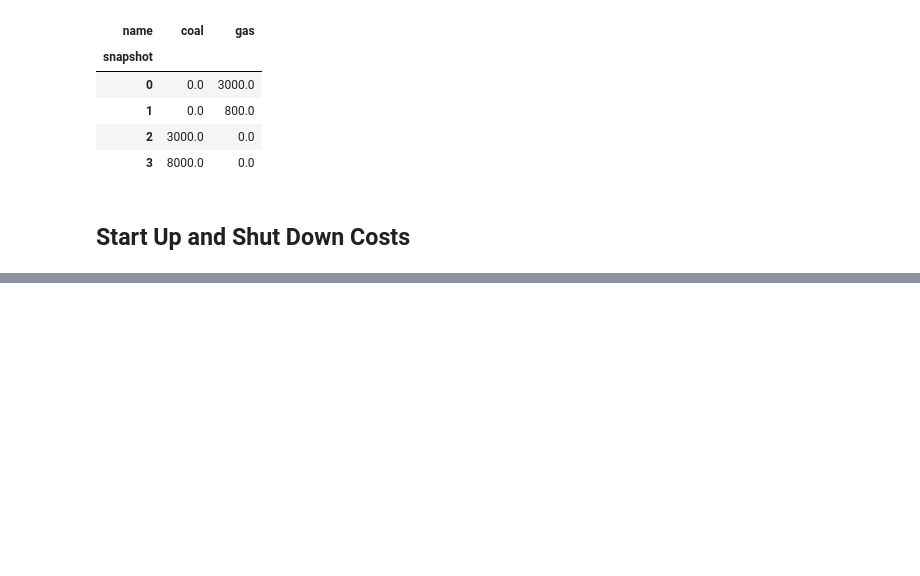
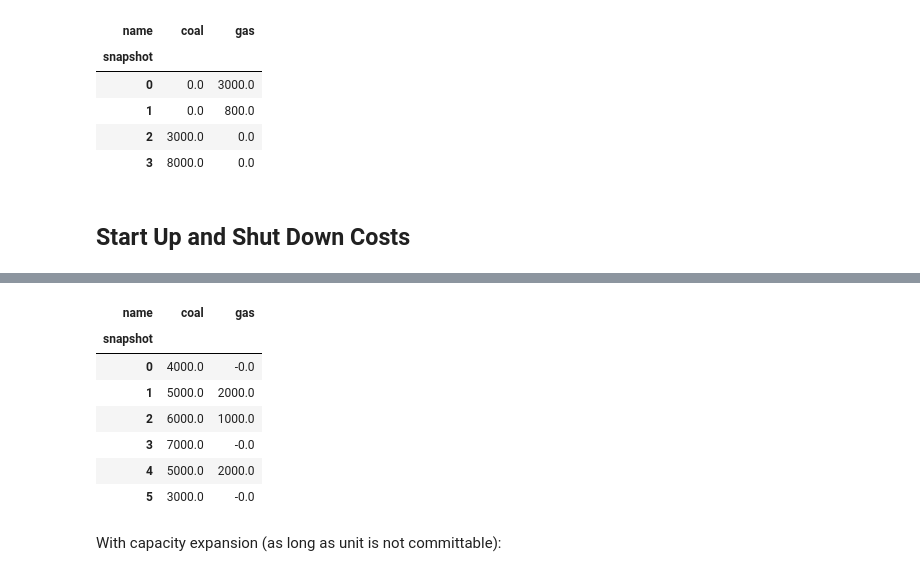
Before and after one commit to VeenaShirsath/Power-System-Optimization, a Jupyter notebook: unit_commitment.ipynb, the cells around one changed output, grey strips where cells are left out. Saved outputs shown, nothing was run; the diff lists cells and outputs as text; code cells hidden in the pictures; blank space fills up the shorter version.

Commit message:
more on unit commitment

```diff
--- a/unit_commitment.ipynb
+++ b/unit_commitment.ipynb
@@ -340,0 +517,18 @@ nu.generators_t.p
+# %%
+nu = pypsa.Network(snapshots=range(6))
+
+nu.add("Bus", "bus")
+
+nu.add(
+    "Generator",
+    "coal",
+    bus="bus",
+    marginal_cost=20,
+    ramp_limit_up=0.1,
+    ramp_limit_down=0.2,
+    p_nom=10_000,
+)
+
+nu.add("Generator", "gas", bus="bus", marginal_cost=70, p_nom=4_000)
+
+nu.add("Load", "load", bus="bus", p_set=[4_000, 7_000, 7_000, 7_000, 7_000, 3_000])
@@ -340,0 +554,13 @@ nu.generators_t.p
+# %%
+nu.generators_t.p
+# %% [output]
+| name | coal | gas |
+| snapshot |  |  |
+| 0 | 4000.0 | -0.0 |
+| 1 | 5000.0 | 2000.0 |
+| 2 | 6000.0 | 1000.0 |
+| 3 | 7000.0 | -0.0 |
+| 4 | 5000.0 | 2000.0 |
+| 5 | 3000.0 | -0.0 |
+# %% [markdown]
+With capacity expansion (as long as unit is not committable):
```
Also changed, not shown: parts of 19 cells of this notebook.
